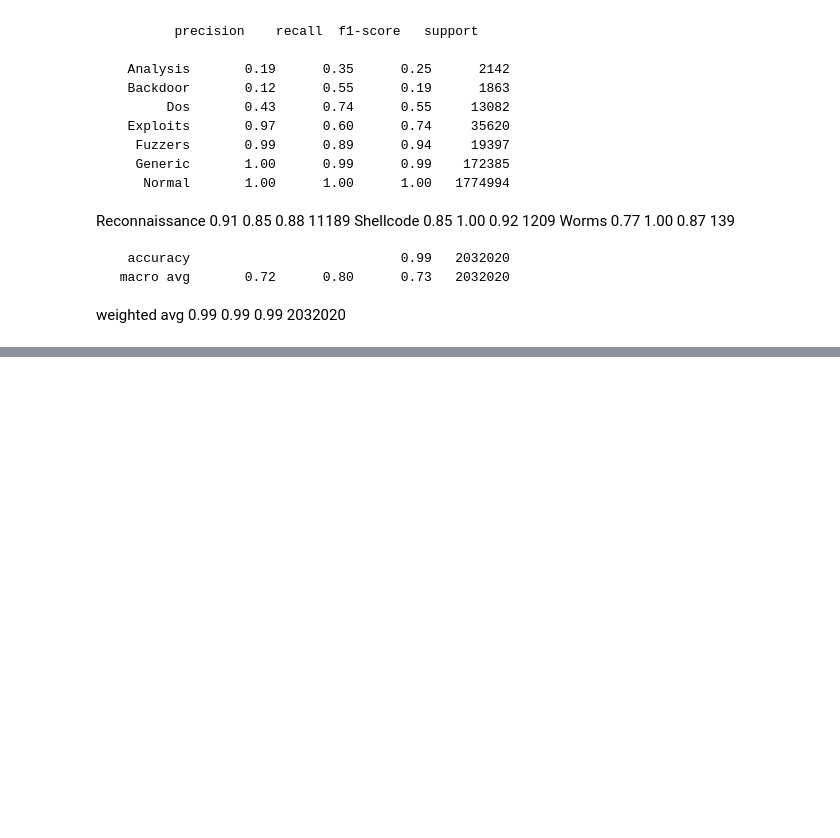
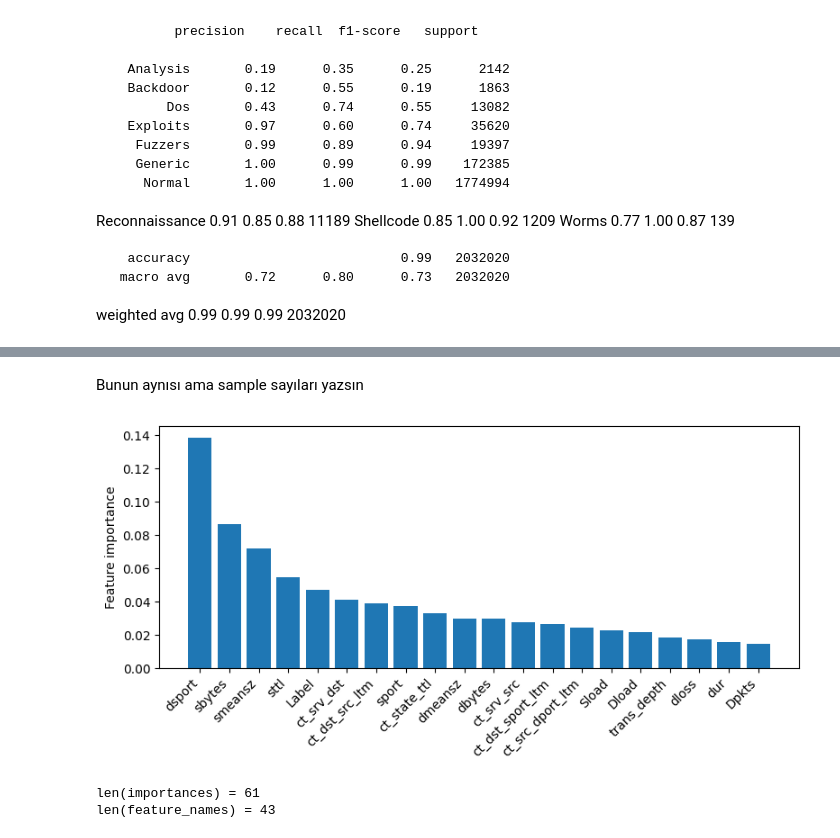
Before and after one commit to GokhanYavuzz/Network-Intrusion-Detection-System, a Jupyter notebook: notebooks/detection_by_attack_type.ipynb, the cells around one changed output, grey strips where cells are left out. Drawn from its saved outputs; the diff is of its cells as text; code cells hidden in the pictures; blank space fills up the shorter version.

```diff
--- a/notebooks/detection_by_attack_type.ipynb
+++ b/notebooks/detection_by_attack_type.ipynb
@@ -380,0 +387,33 @@ Matrix değiştir
+# %% [markdown]
+Bunun aynısı ama sample sayıları yazsın
+# %%
+importances = rf.feature_importances_
+feature_names = np.array(X_test.columns)
+
+# Önem skorlarını büyükten küçüğe sırala
+indices = np.argsort(importances)[::-1]
+
+# Kaç tanesini göstermek istiyorsun?
+top_k = 20
+
+plt.figure(figsize=(8, 4))
+plt.bar(range(top_k), importances[indices][:top_k])
+
+plt.xticks(
+    range(top_k),
+    feature_names[indices][:top_k],
+    rotation=45,          # 45 derecelik eğim
+    ha="right"            # sağa hizala, çakışmasın
+)
+
+plt.ylabel("Feature importance")
+plt.tight_layout()
+plt.show()
+# %% [output]
+[figure, added]
+# %%
+print("len(importances) =", len(importances))
+print("len(feature_names) =", len(feature_names))
+# %% [output]
+len(importances) = 61
+len(feature_names) = 43
```
Also changed, not shown: parts of 5 cells of this notebook, 2 other files.
